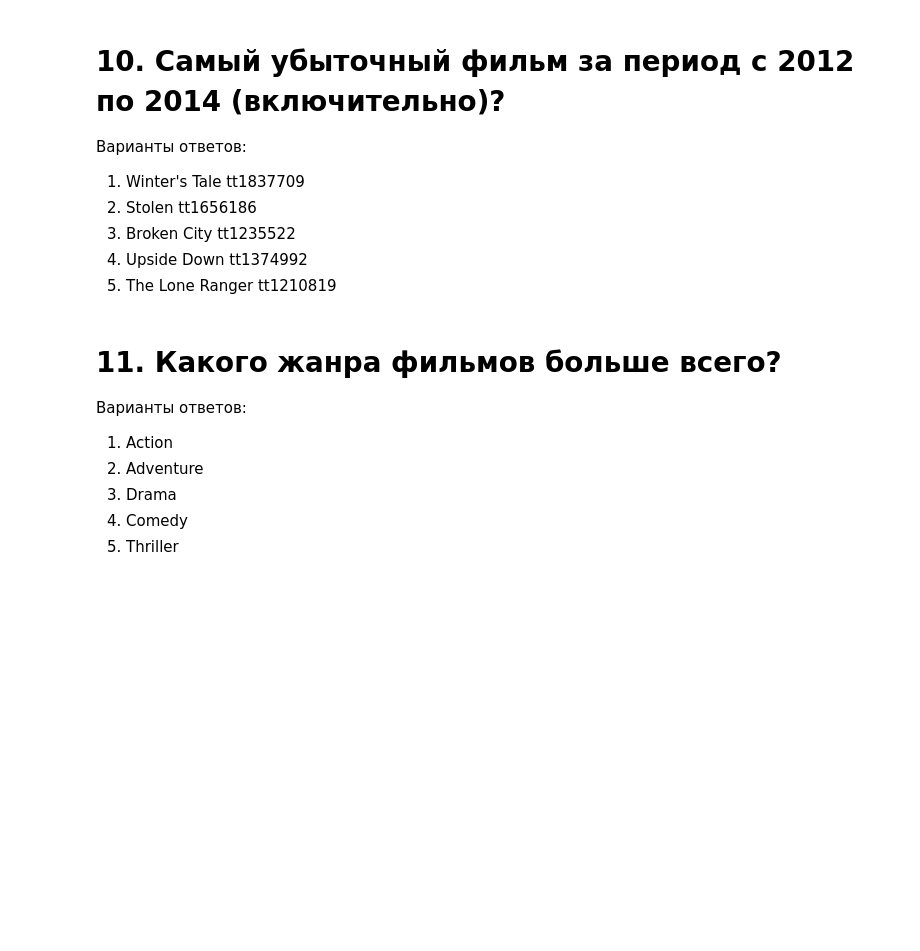
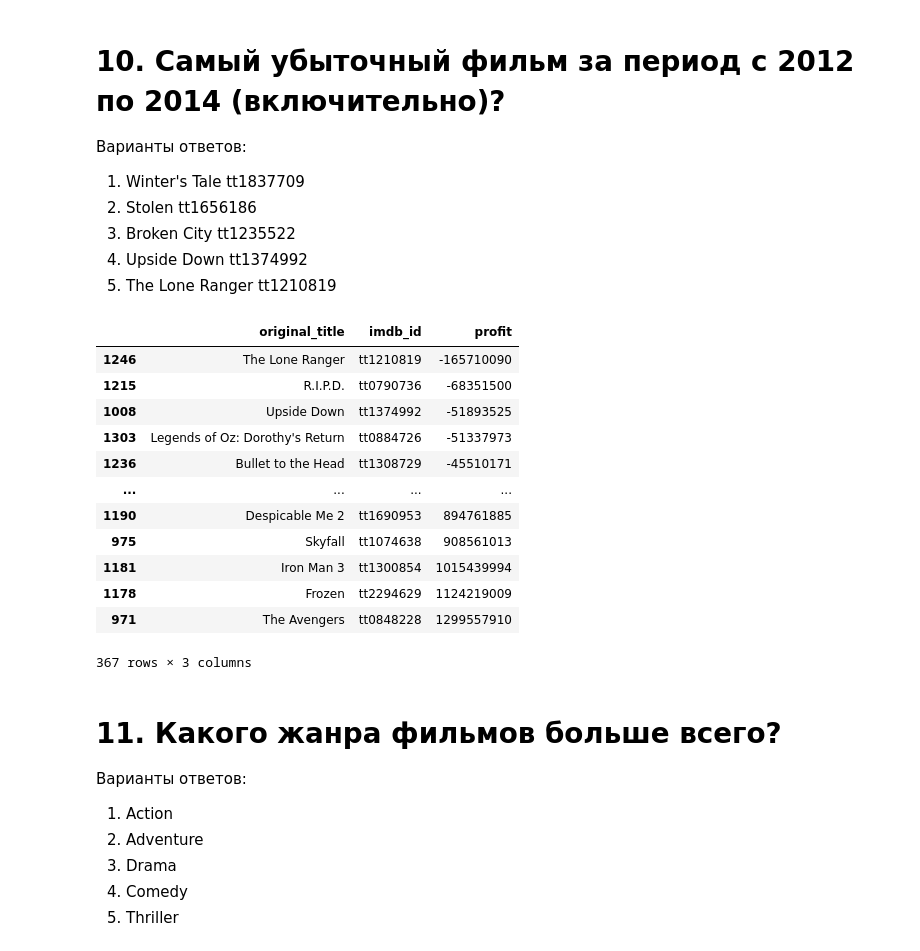
Before and after one commit to ekr11/skillfactory_rds, a Jupyter notebook: project_1/[SF-DST] Movies IMBD v3.0.ipynb, the cells around one changed output. Saved outputs shown, nothing was run; the diff lists cells and outputs as text; code cells hidden in the pictures; blank space fills up the shorter version.

```diff
--- a/project_1/[SF-DST] Movies IMBD v3.0.ipynb
+++ b/project_1/[SF-DST] Movies IMBD v3.0.ipynb
@@ -157,4 +189,20 @@ answer_ls.append(1)
 3. Broken City	tt1235522
 4. Upside Down	tt1374992
 5. The Lone Ranger	tt1210819
+# %%
+data[(2012 <= data.release_year) & (data.release_year <= 2014)].sort_values(by='profit')[['original_title', 'imdb_id', 'profit']]
+# %% [output]
+|  | original_title | imdb_id | profit |
+| 1246 | The Lone Ranger | tt1210819 | -165710090 |
+| 1215 | R.I.P.D. | tt0790736 | -68351500 |
+| 1008 | Upside Down | tt1374992 | -51893525 |
+| 1303 | Legends of Oz: Dorothy's Return | tt0884726 | -51337973 |
+| 1236 | Bullet to the Head | tt1308729 | -45510171 |
+| ... | ... | ... | ... |
+| 1190 | Despicable Me 2 | tt1690953 | 894761885 |
+| 975 | Skyfall | tt1074638 | 908561013 |
+| 1181 | Iron Man 3 | tt1300854 | 1015439994 |
+| 1178 | Frozen | tt2294629 | 1124219009 |
+| 971 | The Avengers | tt0848228 | 1299557910 |
+367 rows × 3 columns
 # %%
```
Also changed, not shown: parts of 11 cells of this notebook.
